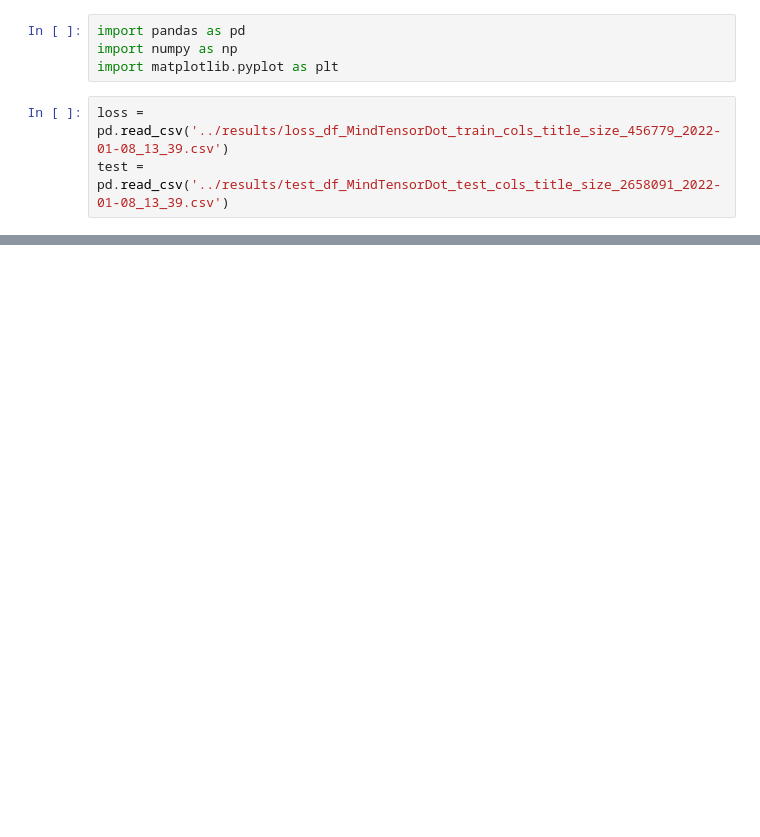
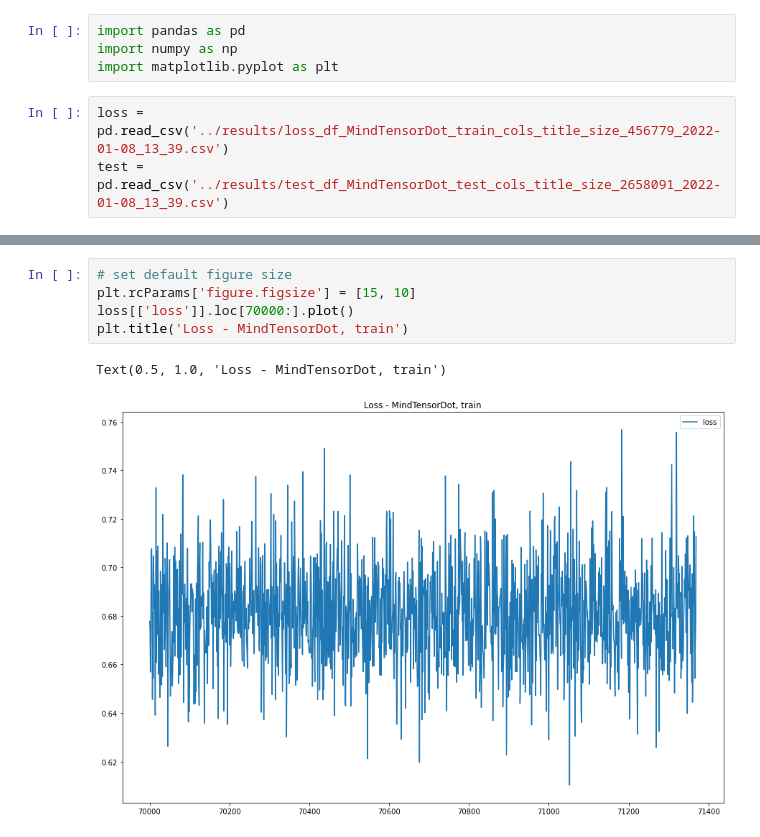
Before and after one commit to Guydada/MIND-Recommender-System-Project-Pytorch-TF-IDF--Deep-Learning, a Jupyter notebook: notebooks/final_report.ipynb, the cells around one changed output, grey strips where cells are left out. Saved outputs shown, nothing was run; the diff lists cells and outputs as text; blank space fills up the shorter version.

```diff
--- a/notebooks/final_report.ipynb
+++ b/notebooks/final_report.ipynb
@@ -8 +24,9 @@ test = pd.read_csv('../results/test_df_MindTensorDot_test_cols_title_size_265809
+# %%
+# set default figure size
+plt.rcParams['figure.figsize'] = [15, 10]
+loss[['loss']].loc[70000:].plot()
+plt.title('Loss - MindTensorDot, train')
+# %% [output]
+Text(0.5, 1.0, 'Loss - MindTensorDot, train')
+[figure, added]
 # %%
```
Also changed, not shown: parts of 4 cells of this notebook, 15 other files.
